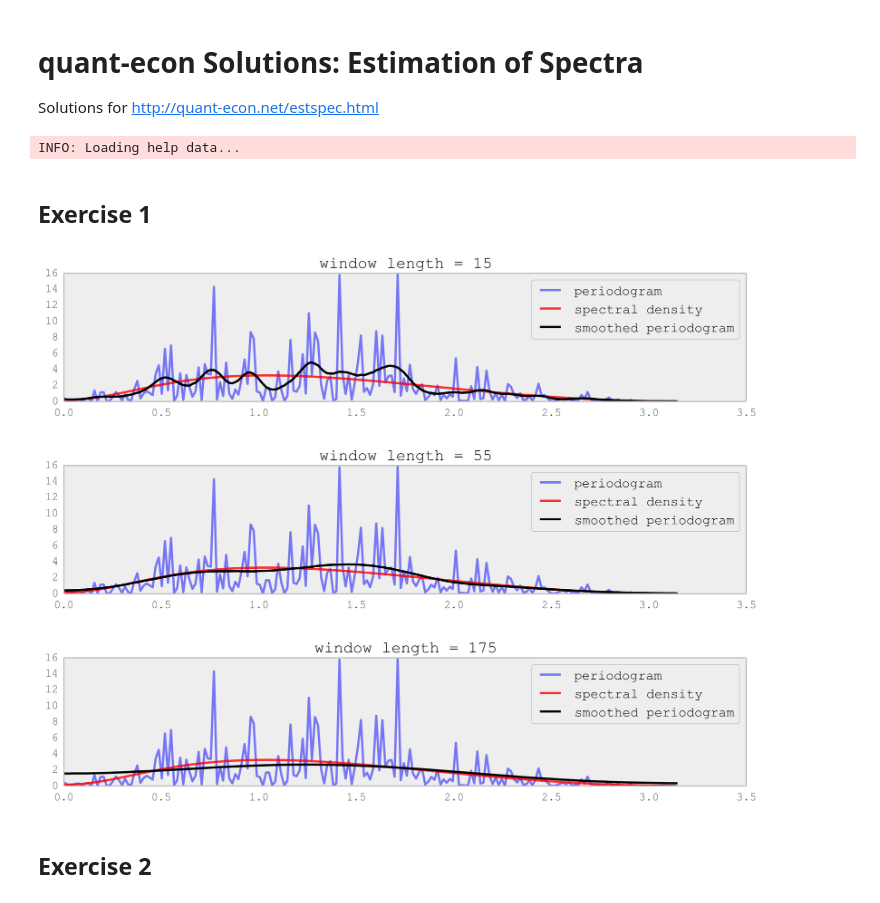
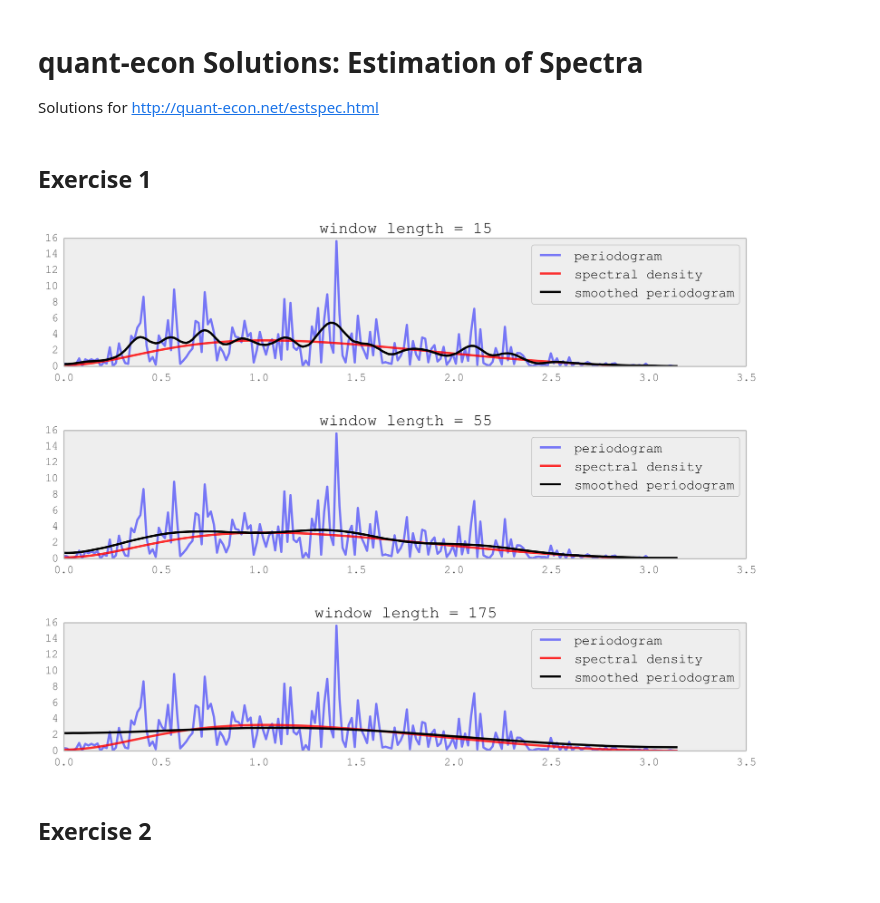
Before and after one commit to QuantEcon/QuantEcon.jl, a Jupyter notebook: solutions/estspec_solutions.ipynb, the cells around one changed output. Saved outputs shown, nothing was run; the diff lists cells and outputs as text; code cells hidden in the pictures.

Commit message:
ENH: updated arma and finished estspec solutions

```diff
--- a/solutions/estspec_solutions.ipynb
+++ b/solutions/estspec_solutions.ipynb
@@ -5,49 +5,32 @@ Solutions for http://quant-econ.net/estspec.html
 # %%
 using QuantEcon
 using PyPlot
+
+srand(42)  # reproducible results
-# %% [output]
-INFO: Loading help data...
 # %% [markdown]
 ## Exercise 1
-# %%
-#=
-TODO: we haven't finished the ARMA type yet.
-
-Once that is done we can delete this cell
-
-We can uncomment the lines in the two cells below and delete the ones below them
-
-What we have now is placeholder stuff that calls the python routines
-until we have time to finish the Julia stuff
-=#
-
-using PyCall
-@pyimport quantecon as qe
-ARMA = qe.ARMA;
 # %%
 n = 400
 phi = 0.5
 theta = [0, -0.8]
 lp = ARMA(phi, theta)
-# X = simulation(lp, ts_length=n)
-X = lp[:simulation](ts_length=n)
+X = simulation(lp, ts_length=n)
 
 fig, ax = subplots(3, 1)
 for (i, wl) in enumerate([15, 55, 175])  # window lengths
     x, y = periodogram(X)
     ax[i][:plot](x, y, "b-", lw=2, alpha=0.5, label="periodogram")
 
-    #     x_sd, y_sd = spectral_density(lp, two_pi=false, res=120)
-    x_sd, y_sd = lp[:spectral_density](two_pi=false, res=120)
+    x_sd, y_sd = spectral_density(lp, two_pi=false, res=120)
     ax[i][:plot](x_sd, y_sd, "r-", lw=2, alpha=0.8, label="spectral density")
 
     x, y_smoothed = periodogram(X, "hamming", wl)
     ax[i][:plot](x, y_smoothed, "k-", lw=2, label="smoothed periodogram")
 
     ax[i][:legend]()
     ax[i][:set_title]("window length = $wl")
 end
 # %% [output]
-[figure, old version]
+[figure, new version]
 # %% [markdown]
 ## Exercise 2
```
Also changed, not shown: parts of 1 cell of this notebook, 2 other files.
